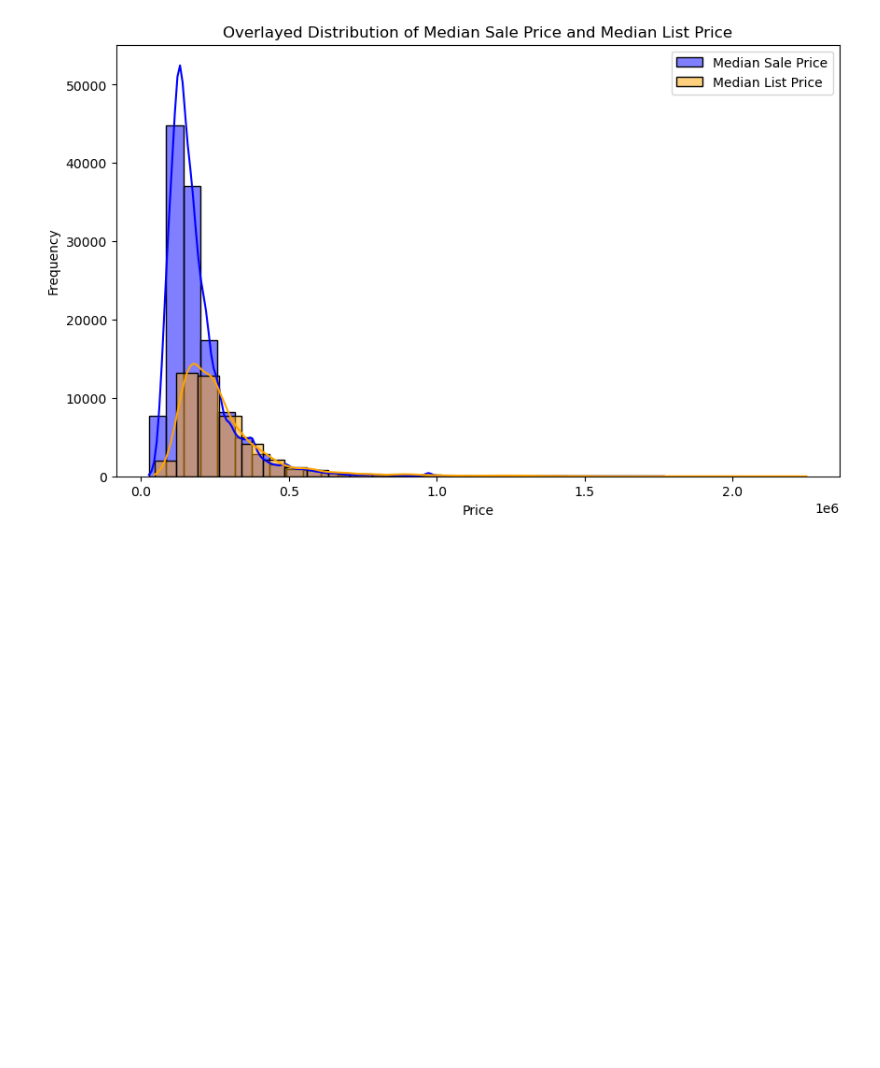
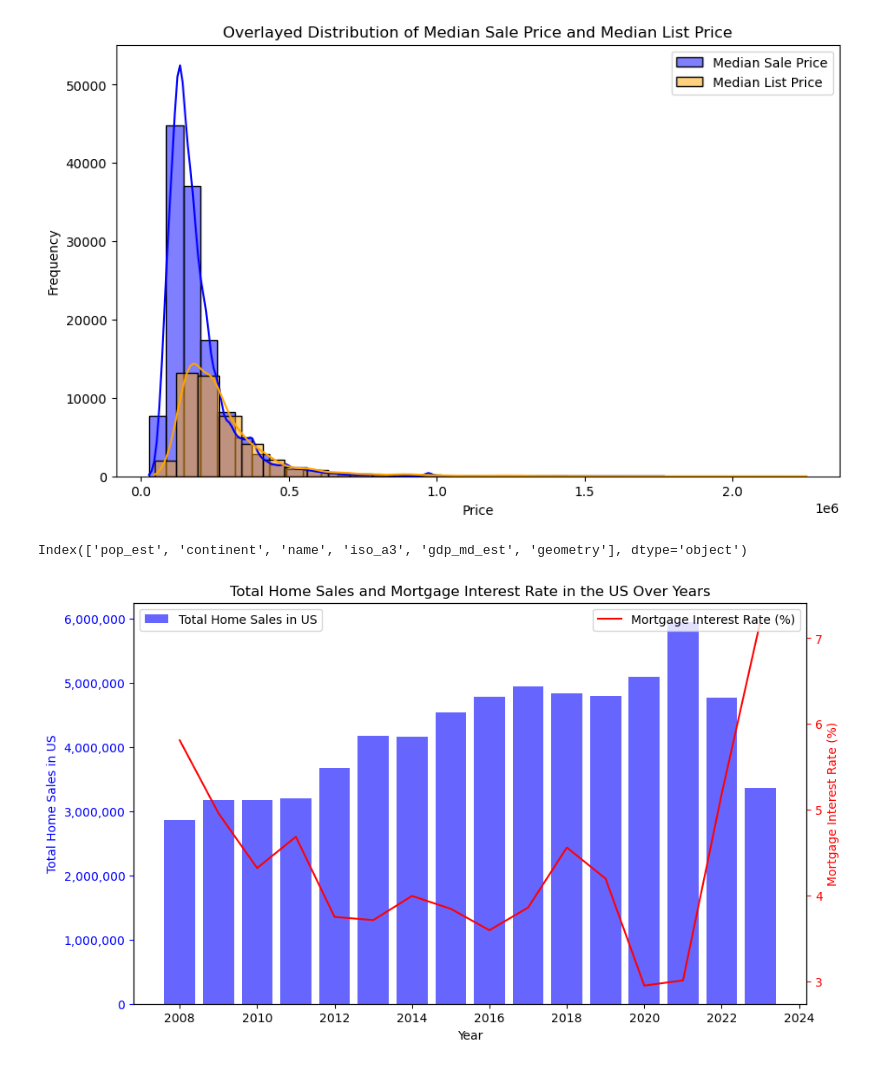
Before and after one commit to Ishicka/The-Seven, a Jupyter notebook: sam-plot_data_v2.ipynb, the cells around one changed output. Cells and saved outputs as stored; diff of their text form; code cells hidden in the pictures; blank space fills up the shorter version.

```diff
--- a/sam-plot_data_v2.ipynb
+++ b/sam-plot_data_v2.ipynb
@@ -391,0 +376,39 @@ plt.show()
+# %%
+# Print column names of the usa_data dataframe
+print(usa_data.columns)
+# %% [output]
+Index(['pop_est', 'continent', 'name', 'iso_a3', 'gdp_md_est', 'geometry'], dtype='object')
+# %%
+
+
+# Filtering data specifically for the United States and aggregating by year
+us_data = data[data['CityName'] == 'United States'].groupby('Year').agg({'SalesTotal':'sum', 'MORTGAGE30US':'mean'}).dropna()
+
+# Creating the combined graph for US data
+fig, ax1 = plt.subplots(figsize=(10, 6))
+
+# Bar graph for home sales in the US
+ax1.bar(us_data.index, us_data['SalesTotal'], color='b', alpha=0.6, label='Total Home Sales in US')
+ax1.set_xlabel('Year')
+ax1.set_ylabel('Total Home Sales in US', color='b')
+ax1.tick_params('y', colors='b')
+
+# Format the y-axis to avoid exponential notation
+ax1.get_yaxis().set_major_formatter(mticker.FuncFormatter(lambda x, p: format(int(x), ',')))
+
+# Line graph for mortgage interest rate in the US
+ax2 = ax1.twinx()
+ax2.plot(us_data.index, us_data['MORTGAGE30US'], color='r', label='Mortgage Interest Rate (%)')
+ax2.set_ylabel('Mortgage Interest Rate (%)', color='r')
+ax2.tick_params('y', colors='r')
+
+# Title and legend
+plt.title('Total Home Sales and Mortgage Interest Rate in the US Over Years')
+ax1.legend(loc='upper left')
+ax2.legend(loc='upper right')
+
+# Show plot
+plt.savefig('png/Total Home Sales and Mortgage Interest Rate in the US Over Years.png', dpi = 300)
+plt.show()
+# %% [output]
+[figure, added]
```
Also changed, not shown: parts of 5 cells of this notebook, 11 other files.
